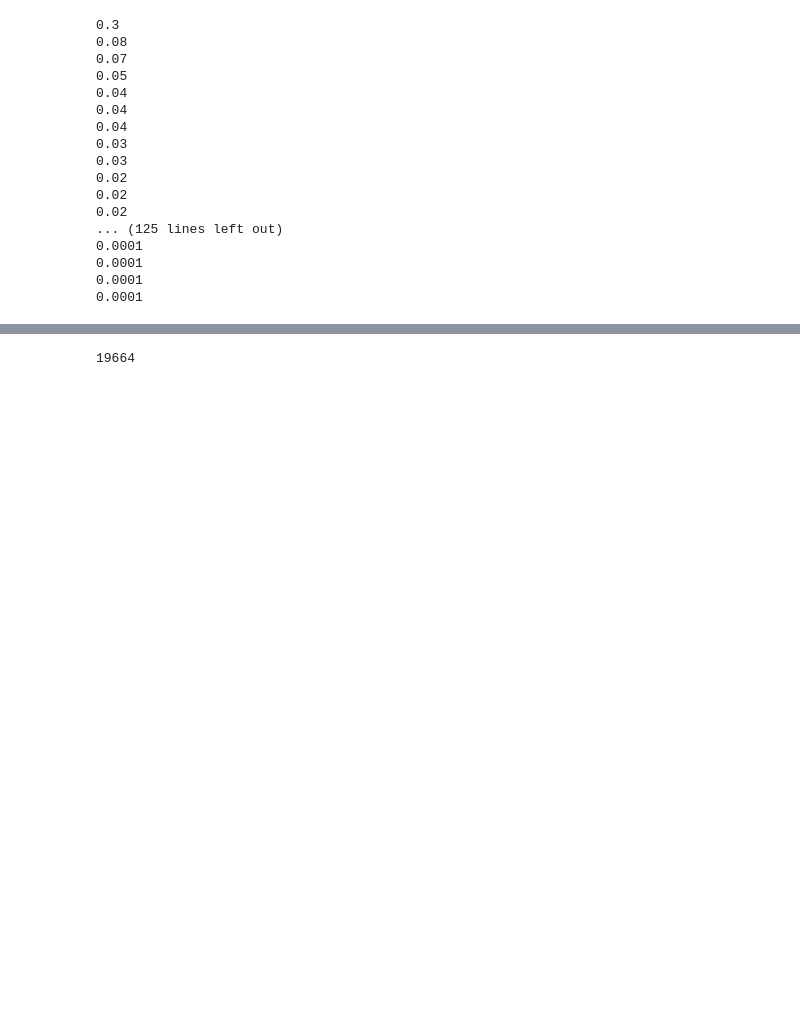
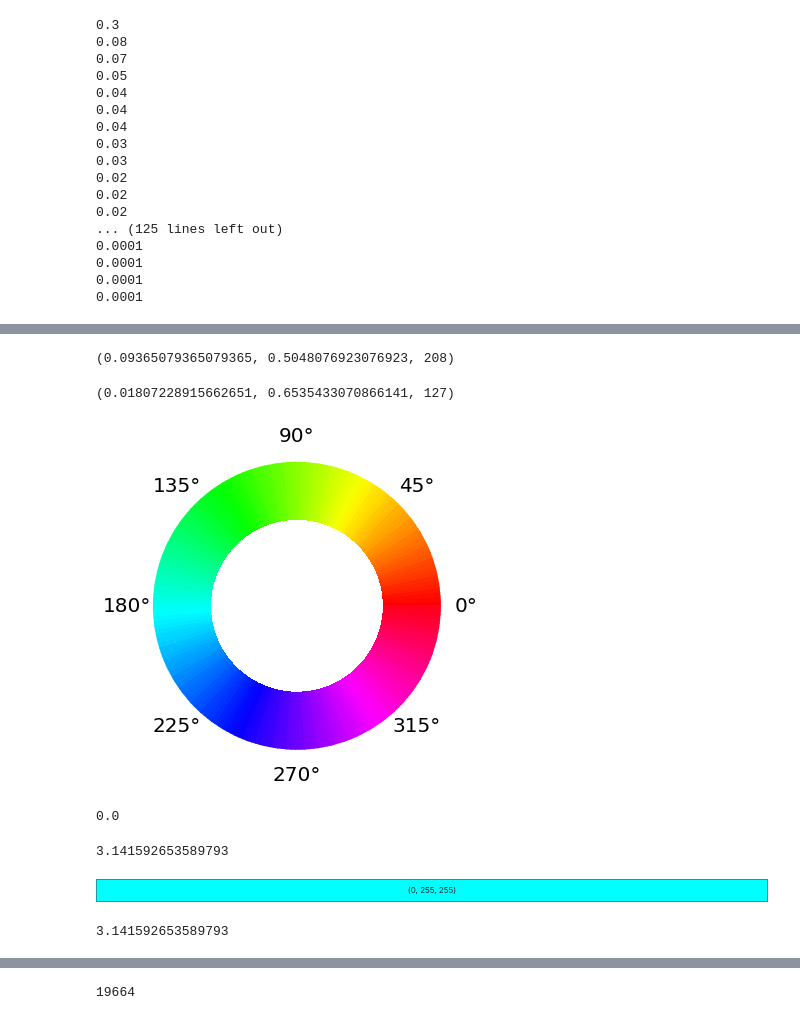
Before and after one commit to wenoptics/color-embedding, a Jupyter notebook: main.ipynb, the cells around one changed output, grey strips where cells are left out. Drawn from its saved outputs; the diff is of its cells as text; code cells hidden in the pictures; blank space fills up the shorter version.

```diff
--- a/main.ipynb
+++ b/main.ipynb
@@ -262,0 +331,63 @@ show_color_blocks(colors, labels, size="50px")
+# %%
+c1 = np.array(colors[0])
+c2 = np.array(colors[1])
+
+import colorsys
+colorsys.rgb_to_hsv(*c1)
+# %% [output]
+(0.09365079365079365, 0.5048076923076923, 208)
+# %%
+colorsys.rgb_to_hsv(*c2)
+# %% [output]
+(0.01807228915662651, 0.6535433070866141, 127)
+# %%
+%matplotlib inline
+fg = plt.figure(figsize=(5,5))
+ax = fg.add_axes([0.1,0.1,0.8,0.8], projection='polar')
+
+cmap = plt.cm.hsv
+# Define colormap normalization for 0 to 2*pi
+norm = mpl.colors.Normalize(0, 2*np.pi)
+
+# Plot a color mesh on the polar plot
+# with the color set by the angle
+
+n = 200  #the number of secants for the mesh
+t = np.linspace(0,2*np.pi,n)   #theta values
+r = np.linspace(.6,1,2)        #radius values change 0.6 to 0 for full circle
+rg, tg = np.meshgrid(r,t)      #create a r,theta meshgrid
+c = tg                         #define color values as theta value
+
+im = ax.pcolormesh(t, r, c.T, cmap=cmap, norm=norm)  #plot the colormesh on axis with colormap
+ax.set_yticklabels([])                    #turn of radial tick labels (yticks)
+ax.tick_params(pad=15, labelsize=20)      #cosmetic changes to tick labels
+ax.spines['polar'].set_visible(False)
+# %% [output]
+[figure, added]
+# %%
+c_red = (255, 0, 0)
+h,_,_=colorsys.rgb_to_hsv(*c_red)
+angle_red = h*2*np.pi
+angle_red
+# %% [output]
+0.0
+# %%
+c_red_ = (0, 255, 255)
+h,_,_=colorsys.rgb_to_hsv(*c_red_)
+angle_red_ = h*2*np.pi
+angle_red_
+# %% [output]
+3.141592653589793
+# %%
+show_color_blocks([(0, 255, 255)])
+# %% [output]
+(0, 255, 255)
+# %%
+def get_color_angle(color, scale=2*np.pi ):
+    h,_,_=colorsys.rgb_to_hsv(*color)
+    return h*scale
+
+# example
+get_color_angle((0, 255, 255))
+# %% [output]
+3.141592653589793
```
Also changed, not shown: parts of 13 cells of this notebook, 1 other file.
